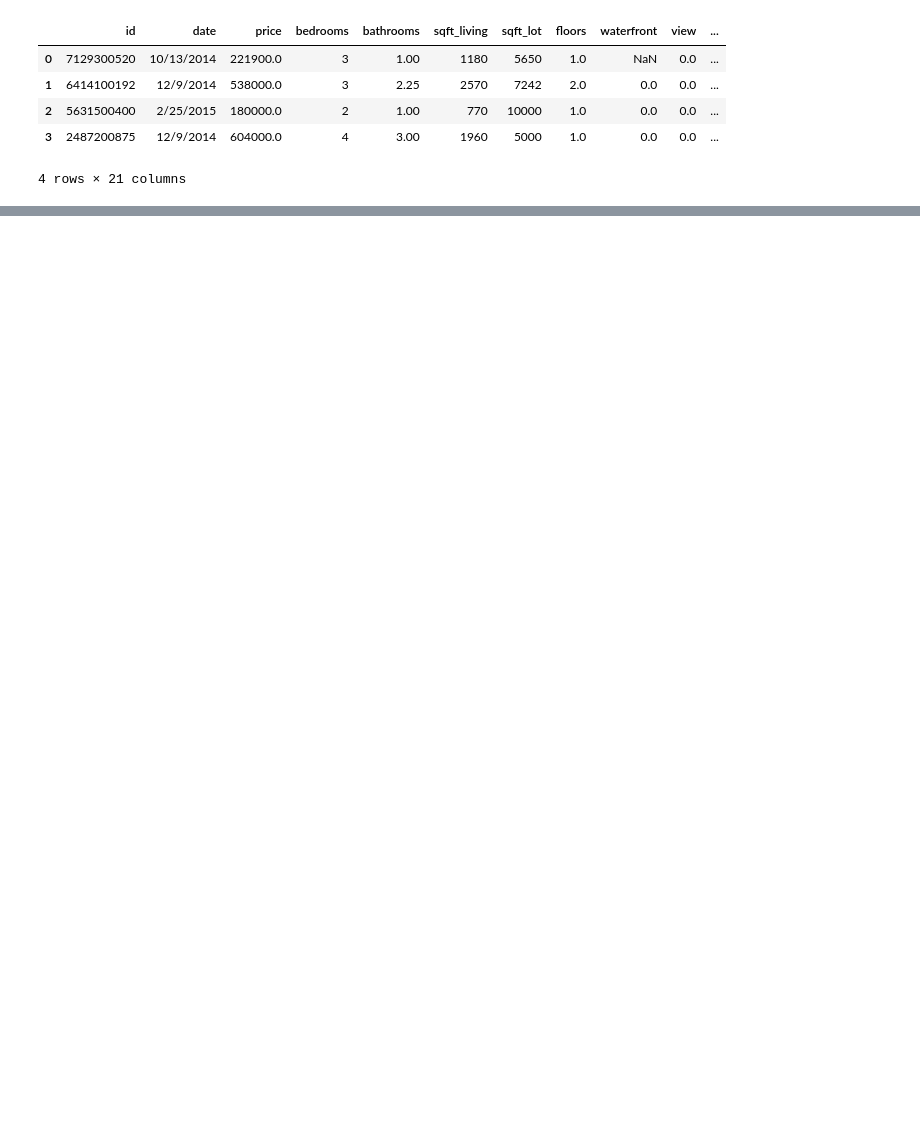
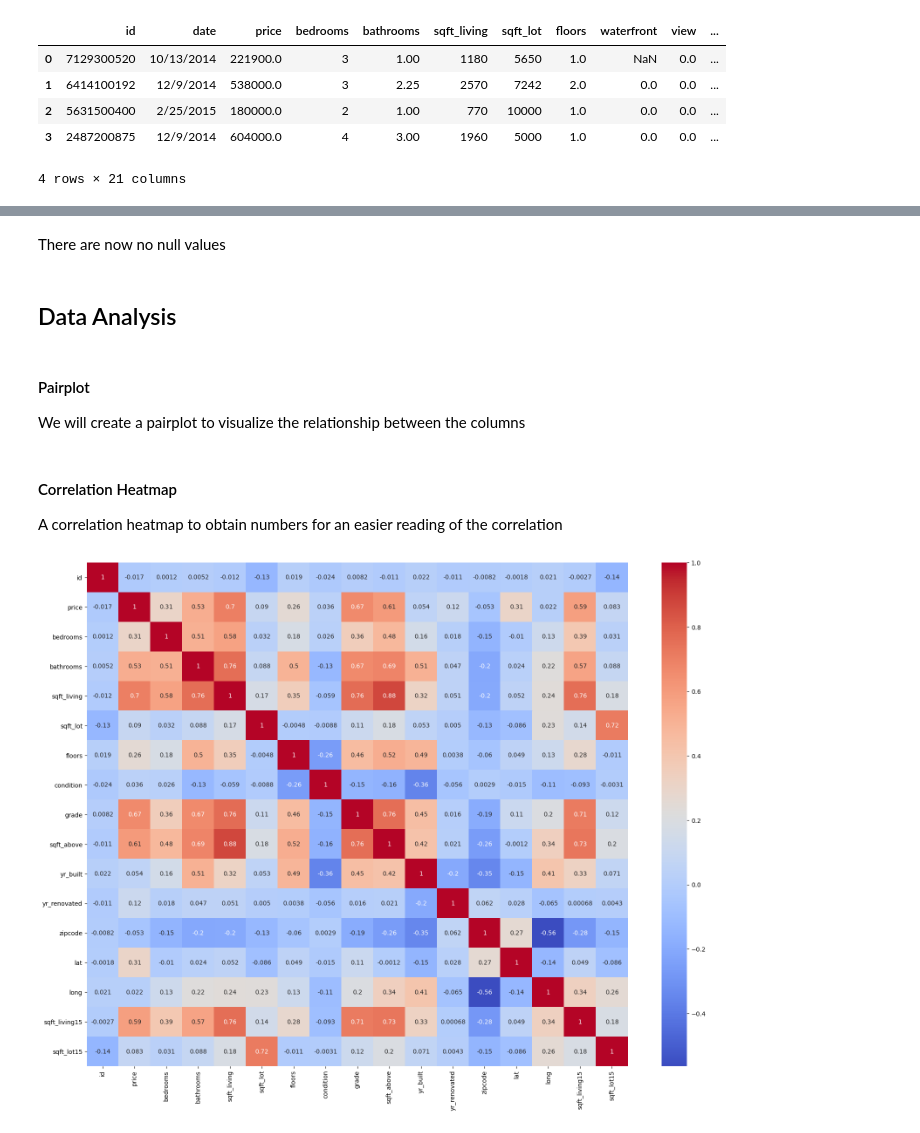
Before and after one commit to MMJGGR/Phase_2_project, a Jupyter notebook: work_in_progress/Rose.ipynb, the cells around one changed output, grey strips where cells are left out. Saved outputs shown, nothing was run; the diff lists cells and outputs as text; code cells hidden in the pictures; blank space fills up the shorter version.

```diff
--- a/work_in_progress/Rose.ipynb
+++ b/work_in_progress/Rose.ipynb
@@ -23,0 +135,15 @@ data.head()
+# %%
+# We will fill null values in the waterfront and view columns with the mode since these are categorical,
+# We will also convert them to the string datatype, which works for categorical data
+
+# and for the year renovated, fill with the median since there are possibly outliers
+data['view'] = data['view'].astype(str)
+data['waterfront'] = data['waterfront'].astype(str)
+
+wf_mode = data.waterfront.mode()
+view_mode = data.view.mode()
+median_year = data.yr_renovated.median()
+
+data.waterfront.fillna(wf_mode, inplace = True)
+data.view.fillna(view_mode, inplace = True)
+data.yr_renovated.fillna(median_year, inplace = True)
@@ -23,0 +170,7 @@ data.head()
+# %% [markdown]
+There are now no null values
+# %% [markdown]
+## Data Analysis
+# %% [markdown]
+#### Pairplot
+We will create a pairplot to visualize the relationship between the columns
@@ -23,0 +179,8 @@ data.head()
+# %% [markdown]
+#### Correlation Heatmap
+A correlation heatmap to obtain numbers for an easier reading of the correlation
+# %%
+plt.subplots(figsize=(20,15))
+sns.heatmap(data.corr(),cmap="coolwarm",annot=True);
+# %% [output]
+[figure, added]
```
Also changed, not shown: parts of 84 cells of this notebook.
